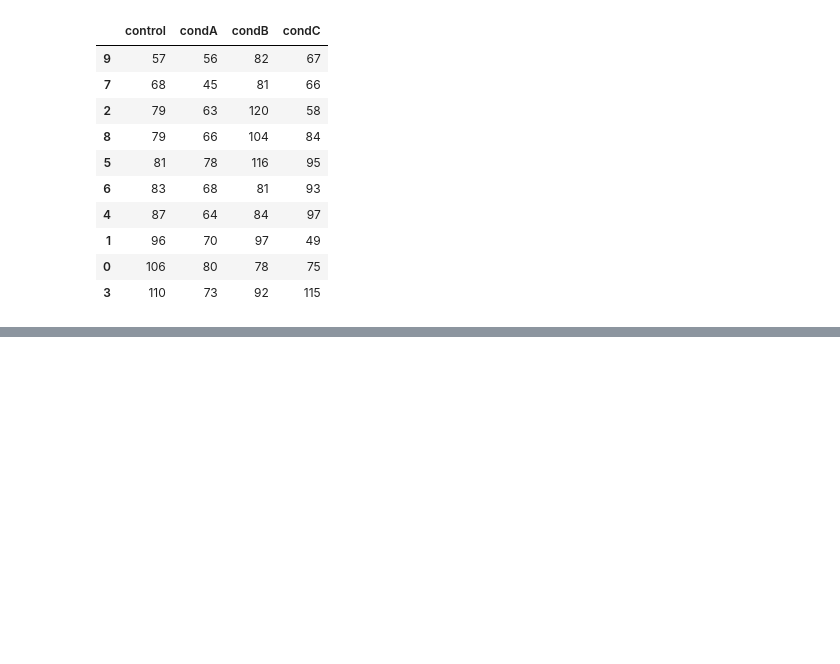
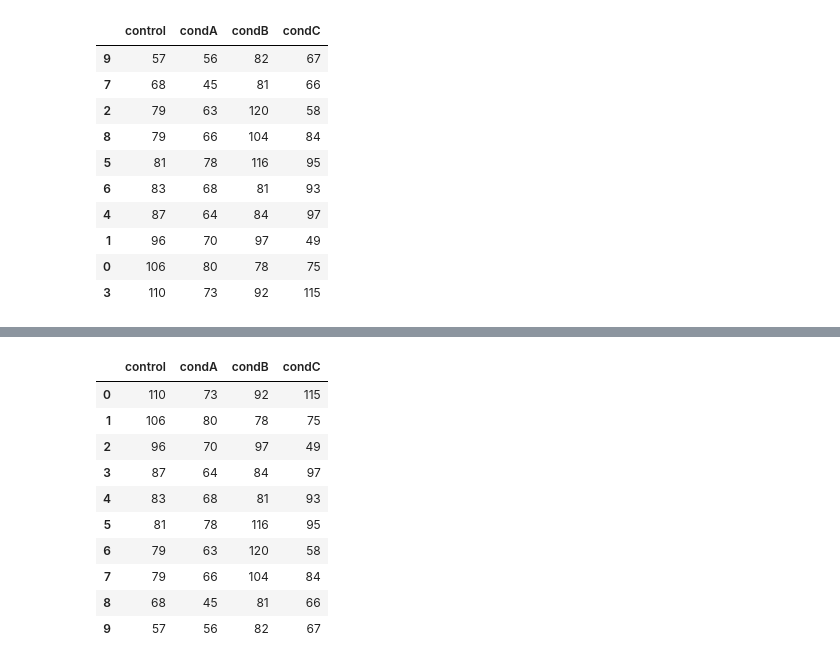
Before and after one commit to sathayas/DockerSourceLibrary, a Jupyter notebook: PythonBasic/JupyterNotebook/BasicPython.ipynb, the cells around one changed output, grey strips where cells are left out. Cells and saved outputs as stored; diff of their text form; code cells hidden in the pictures; blank space fills up the shorter version.

```diff
--- a/PythonBasic/JupyterNotebook/BasicPython.ipynb
+++ b/PythonBasic/JupyterNotebook/BasicPython.ipynb
@@ -1348,0 +1450,15 @@ expScores.sort_values(by='control')
+# %%
+fileData = pd.read_csv('ExpData_sorted.csv')
+fileData
+# %% [output]
+|  | control | condA | condB | condC |
+| 0 | 110 | 73 | 92 | 115 |
+| 1 | 106 | 80 | 78 | 75 |
+| 2 | 96 | 70 | 97 | 49 |
+| 3 | 87 | 64 | 84 | 97 |
+| 4 | 83 | 68 | 81 | 93 |
+| 5 | 81 | 78 | 116 | 95 |
+| 6 | 79 | 63 | 120 | 58 |
+| 7 | 79 | 66 | 104 | 84 |
+| 8 | 68 | 45 | 81 | 66 |
+| 9 | 57 | 56 | 82 | 67 |
```
Also changed, not shown: parts of 15 cells of this notebook.
